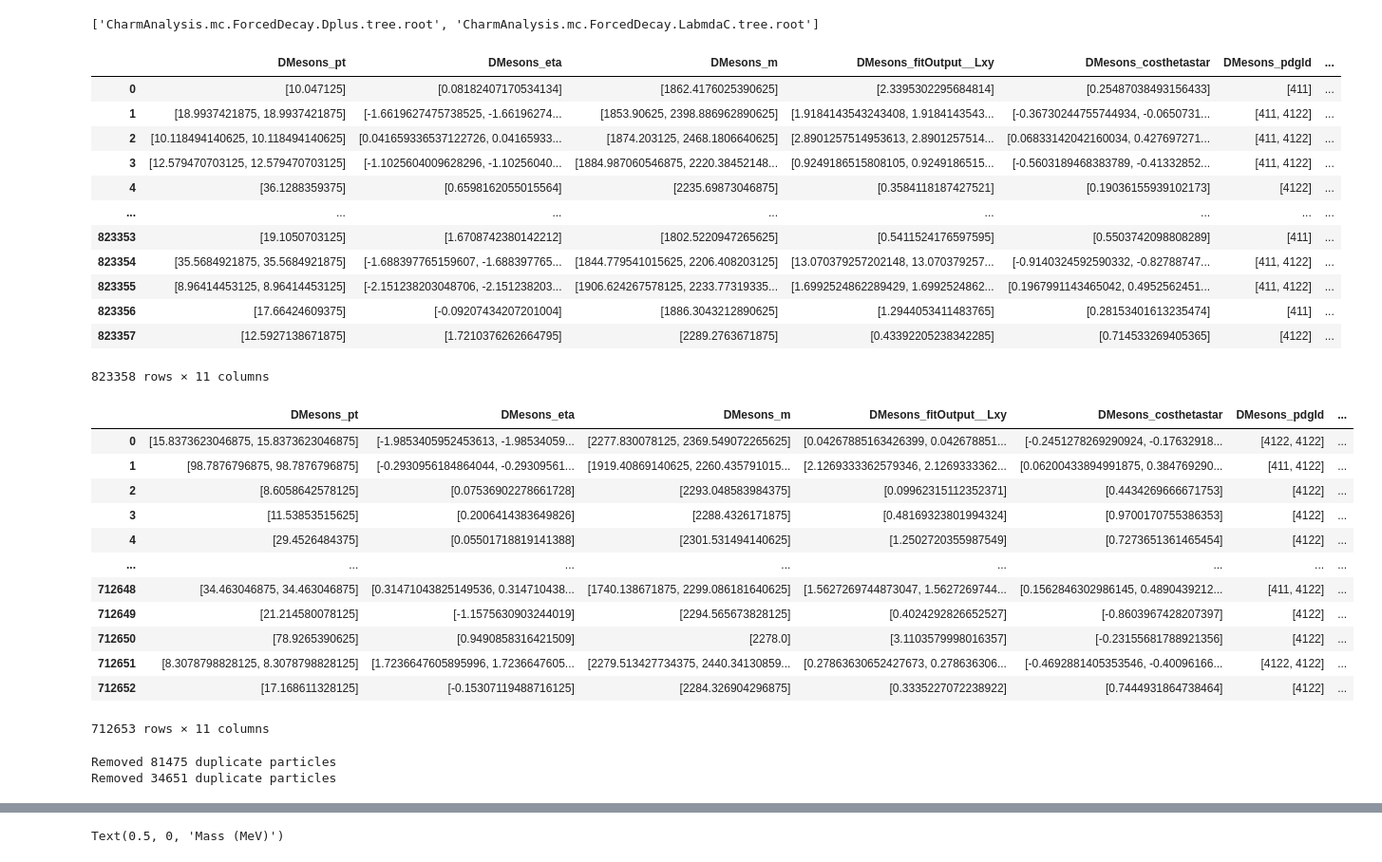
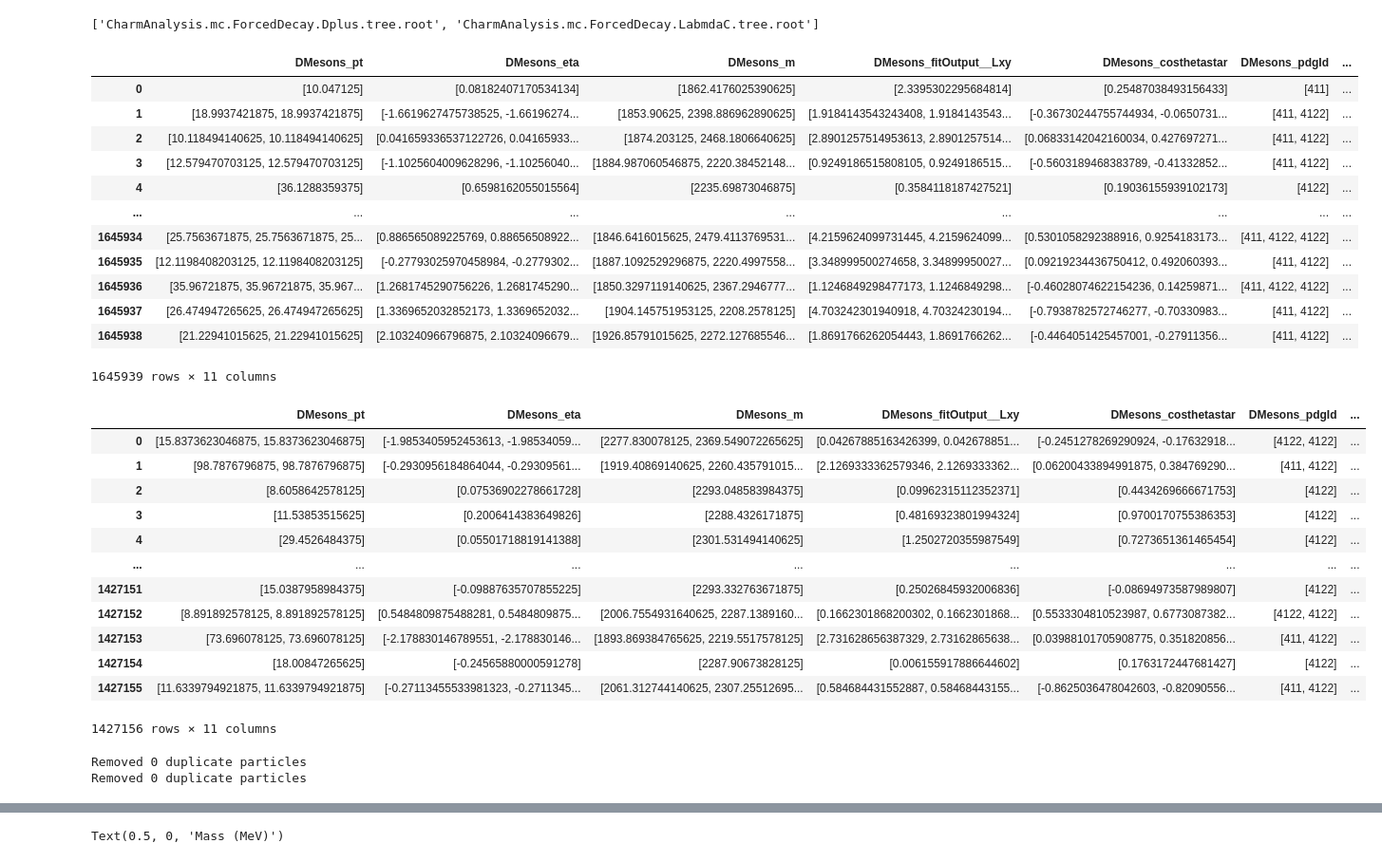
Before and after one commit to GitGup/ATLAS_DNN, a Jupyter notebook: MC_DNN.ipynb, the cells around one changed output, grey strips where cells are left out. Shown at 95% size. Drawn from its saved outputs; the diff is of its cells as text; code cells hidden in the pictures.

```diff
--- a/MC_DNN.ipynb
+++ b/MC_DNN.ipynb
@@ -57,7 +57,7 @@ print(files)
 # %% [output]
 ['CharmAnalysis.mc.ForcedDecay.Dplus.tree.root', 'CharmAnalysis.mc.ForcedDecay.LabmdaC.tree.root']
 # %%
-DMesons_df = generate_df(DMesonsTTree, branches, 2000000)
+DMesons_df = generate_df(DMesonsTTree, branches, 4000000)
 DMesons_df = apply_cuts(DMesons_df)
 
 pd.set_option('display.max_rows', 10)
@@ -70,41 +70,41 @@ DMesons_df
 | 3 | [12.579470703125, 12.579470703125] | [-1.1025604009628296, -1.10256040... | [1884.987060546875, 2220.38452148... | [0.9249186515808105, 0.9249186515... | [-0.5603189468383789, -0.41332852... | [411, 4122] | ... |
 | 4 | [36.1288359375] | [0.6598162055015564] | [2235.69873046875] | [0.3584118187427521] | [0.19036155939102173] | [4122] | ... |
 | ... | ... | ... | ... | ... | ... | ... | ... |
-| 823353 | [19.1050703125] | [1.6708742380142212] | [1802.5220947265625] | [0.5411524176597595] | [0.5503742098808289] | [411] | ... |
-| 823354 | [35.5684921875, 35.5684921875] | [-1.688397765159607, -1.688397765... | [1844.779541015625, 2206.408203125] | [13.070379257202148, 13.070379257... | [-0.9140324592590332, -0.82788747... | [411, 4122] | ... |
-| 823355 | [8.96414453125, 8.96414453125] | [-2.151238203048706, -2.151238203... | [1906.624267578125, 2233.77319335... | [1.6992524862289429, 1.6992524862... | [0.1967991143465042, 0.4952562451... | [411, 4122] | ... |
-| 823356 | [17.66424609375] | [-0.09207434207201004] | [1886.3043212890625] | [1.2944053411483765] | [0.28153401613235474] | [411] | ... |
-| 823357 | [12.5927138671875] | [1.7210376262664795] | [2289.2763671875] | [0.43392205238342285] | [0.714533269405365] | [4122] | ... |
+| 1645934 | [25.7563671875, 25.7563671875, 25... | [0.886565089225769, 0.88656508922... | [1846.6416015625, 2479.4113769531... | [4.2159624099731445, 4.2159624099... | [0.5301058292388916, 0.9254183173... | [411, 4122, 4122] | ... |
+| 1645935 | [12.1198408203125, 12.1198408203125] | [-0.27793025970458984, -0.2779302... | [1887.1092529296875, 2220.4997558... | [3.348999500274658, 3.34899950027... | [0.09219234436750412, 0.492060393... | [411, 4122] | ... |
+| 1645936 | [35.96721875, 35.96721875, 35.967... | [1.2681745290756226, 1.2681745290... | [1850.3297119140625, 2367.2946777... | [1.1246849298477173, 1.1246849298... | [-0.46028074622154236, 0.14259871... | [411, 4122, 4122] | ... |
+| 1645937 | [26.474947265625, 26.474947265625] | [1.3369652032852173, 1.3369652032... | [1904.145751953125, 2208.2578125] | [4.703242301940918, 4.70324230194... | [-0.7938782572746277, -0.70330983... | [411, 4122] | ... |
+| 1645938 | [21.22941015625, 21.22941015625] | [2.103240966796875, 2.10324096679... | [1926.85791015625, 2272.127685546... | [1.8691766262054443, 1.8691766262... | [-0.4464051425457001, -0.27911356... | [411, 4122] | ... |
-823358 rows × 11 columns
+1645939 rows × 11 columns
 # %%
-Lambda_df = generate_df(LambdaMesonsTTree, branches, 2000000)
+Lambda_df = generate_df(LambdaMesonsTTree, branches, 4000000)
 Lambda_df = apply_cuts(Lambda_df)
 
 pd.set_option('display.max_rows', 10)
 Lambda_df
 # %% [output]
 |  | DMesons_pt | DMesons_eta | DMesons_m | DMesons_fitOutput__Lxy | DMesons_costhetastar | DMesons_pdgId | ... |
 | 0 | [15.8373623046875, 15.8373623046875] | [-1.9853405952453613, -1.98534059... | [2277.830078125, 2369.549072265625] | [0.04267885163426399, 0.042678851... | [-0.2451278269290924, -0.17632918... | [4122, 4122] | ... |
 | 1 | [98.7876796875, 98.7876796875] | [-0.2930956184864044, -0.29309561... | [1919.40869140625, 2260.435791015... | [2.1269333362579346, 2.1269333362... | [0.06200433894991875, 0.384769290... | [411, 4122] | ... |
 | 2 | [8.6058642578125] | [0.07536902278661728] | [2293.048583984375] | [0.09962315112352371] | [0.4434269666671753] | [4122] | ... |
 | 3 | [11.53853515625] | [0.2006414383649826] | [2288.4326171875] | [0.48169323801994324] | [0.9700170755386353] | [4122] | ... |
 | 4 | [29.4526484375] | [0.05501718819141388] | [2301.531494140625] | [1.2502720355987549] | [0.7273651361465454] | [4122] | ... |
 | ... | ... | ... | ... | ... | ... | ... | ... |
-| 712648 | [34.463046875, 34.463046875] | [0.31471043825149536, 0.314710438... | [1740.138671875, 2299.086181640625] | [1.5627269744873047, 1.5627269744... | [0.1562846302986145, 0.4890439212... | [411, 4122] | ... |
-| 712649 | [21.214580078125] | [-1.1575630903244019] | [2294.565673828125] | [0.4024292826652527] | [-0.8603967428207397] | [4122] | ... |
-| 712650 | [78.9265390625] | [0.9490858316421509] | [2278.0] | [3.1103579998016357] | [-0.23155681788921356] | [4122] | ... |
-| 712651 | [8.3078798828125, 8.3078798828125] | [1.7236647605895996, 1.7236647605... | [2279.513427734375, 2440.34130859... | [0.27863630652427673, 0.278636306... | [-0.4692881405353546, -0.40096166... | [4122, 4122] | ... |
-| 712652 | [17.168611328125] | [-0.15307119488716125] | [2284.326904296875] | [0.3335227072238922] | [0.7444931864738464] | [4122] | ... |
+| 1427151 | [15.0387958984375] | [-0.09887635707855225] | [2293.332763671875] | [0.25026845932006836] | [-0.08694973587989807] | [4122] | ... |
+| 1427152 | [8.891892578125, 8.891892578125] | [0.5484809875488281, 0.5484809875... | [2006.7554931640625, 2287.1389160... | [0.1662301868200302, 0.1662301868... | [0.5533304810523987, 0.6773087382... | [4122, 4122] | ... |
+| 1427153 | [73.696078125, 73.696078125] | [-2.178830146789551, -2.178830146... | [1893.869384765625, 2219.5517578125] | [2.731628656387329, 2.73162865638... | [0.03988101705908775, 0.351820856... | [411, 4122] | ... |
+| 1427154 | [18.00847265625] | [-0.24565880000591278] | [2287.90673828125] | [0.006155917886644602] | [0.1763172447681427] | [4122] | ... |
+| 1427155 | [11.6339794921875, 11.6339794921875] | [-0.27113455533981323, -0.2711345... | [2061.312744140625, 2307.25512695... | [0.584684431552887, 0.58468443155... | [-0.8625036478042603, -0.82090556... | [411, 4122] | ... |
-712653 rows × 11 columns
+1427156 rows × 11 columns
-# %%
-DMesons_df = remove_duplicates(DMesons_df)
-Lambda_df = remove_duplicates(Lambda_df)
-# %% [output]
-Removed 81475 duplicate particles
-Removed 34651 duplicate particles
 # %%
 # save(DMesons_df, "DMesons_df")
 # save(Lambda_df, "Lambda_df")
+# %%
+DMesons_df = remove_duplicates(DMesons_df)
+Lambda_df = remove_duplicates(Lambda_df)
+# %% [output]
+Removed 0 duplicate particles
+Removed 0 duplicate particles
 # %%
 DMesons_df = load("DMesons_df")
 Lambda_df = load("Lambda_df")
```
Also changed, not shown: parts of 47 cells of this notebook.
